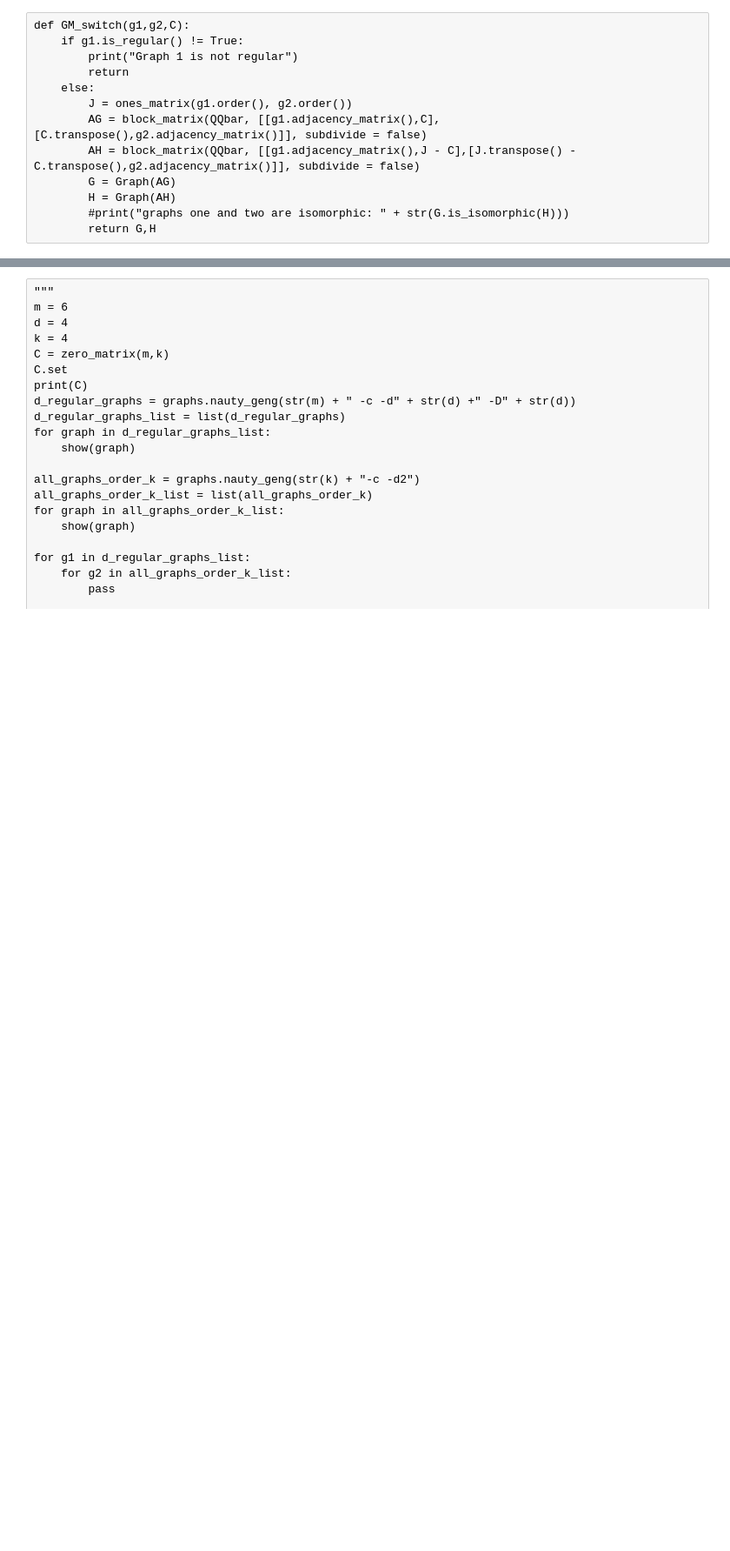
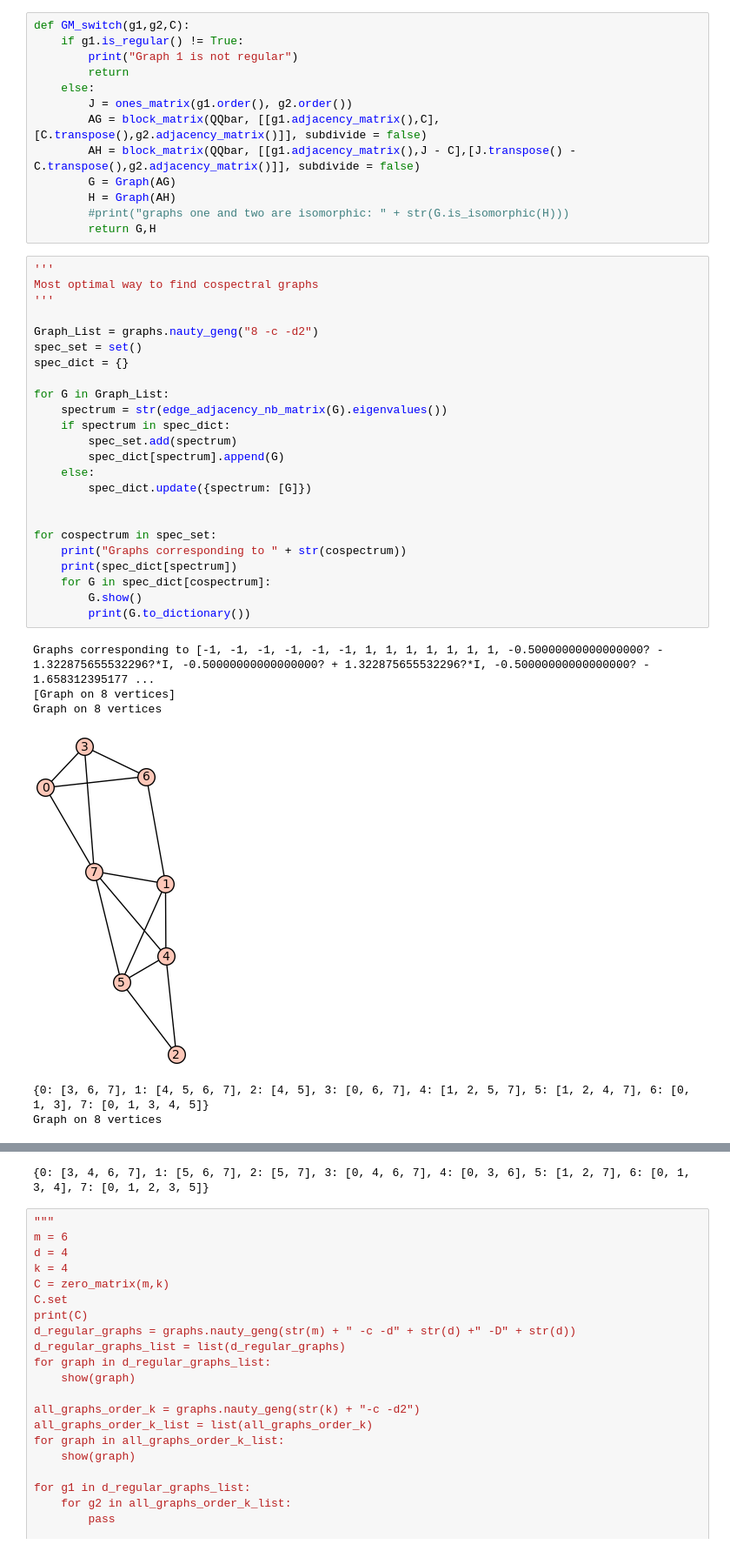
Before and after one commit to davizacheu/Spectral-Graph-Theory-Research, a Jupyter notebook: NB_Functions.ipynb, the cells around one changed output, grey strips where cells are left out. Shown at 87% size. Saved outputs shown, nothing was run; the diff lists cells and outputs as text; blank space fills up the shorter version.

```diff
--- a/NB_Functions.ipynb
+++ b/NB_Functions.ipynb
@@ -227,3 +227,34 @@ def GM_switch(g1,g2,C):
         H = Graph(AH)
         #print("graphs one and two are isomorphic: " + str(G.is_isomorphic(H)))
         return G,H
+# %%
+'''
+Most optimal way to find cospectral graphs
+'''
+
+Graph_List = graphs.nauty_geng("8 -c -d2")
+spec_set = set()
+spec_dict = {}
+
+for G in Graph_List:
+    spectrum = str(edge_adjacency_nb_matrix(G).eigenvalues())
+    if spectrum in spec_dict:
+        spec_set.add(spectrum)
+        spec_dict[spectrum].append(G)
+    else:
+        spec_dict.update({spectrum: [G]})
+
+
+for cospectrum in spec_set:
+    print("Graphs corresponding to " + str(cospectrum))
+    print(spec_dict[spectrum])
+    for G in spec_dict[cospectrum]:
+        G.show()
+        print(G.to_dictionary())
+# %% [output]
+Graphs corresponding to [-1, -1, -1, -1, -1, -1, 1, 1, 1, 1, 1, 1, 1, -0.50000000000000000? - 1.322875655532296?*I, -0.50000000000000000? + 1.322875655532296?*I, -0.50000000000000000? - 1.658312395177 ...
+[Graph on 8 vertices]
+Graph on 8 vertices
+[figure, added]
+{0: [3, 6, 7], 1: [4, 5, 6, 7], 2: [4, 5], 3: [0, 6, 7], 4: [1, 2, 5, 7], 5: [1, 2, 4, 7], 6: [0, 1, 3], 7: [0, 1, 3, 4, 5]}
+Graph on 8 vertices
@@ -230,3 +262,4 @@ def GM_switch(g1,g2,C):
+{0: [3, 4, 6, 7], 1: [5, 6, 7], 2: [5, 7], 3: [0, 4, 6, 7], 4: [0, 3, 6], 5: [1, 2, 7], 6: [0, 1, 3, 4], 7: [0, 1, 2, 3, 5]}
 # %%
 """
 m = 6
```
Also changed, not shown: parts of 3 cells of this notebook.
